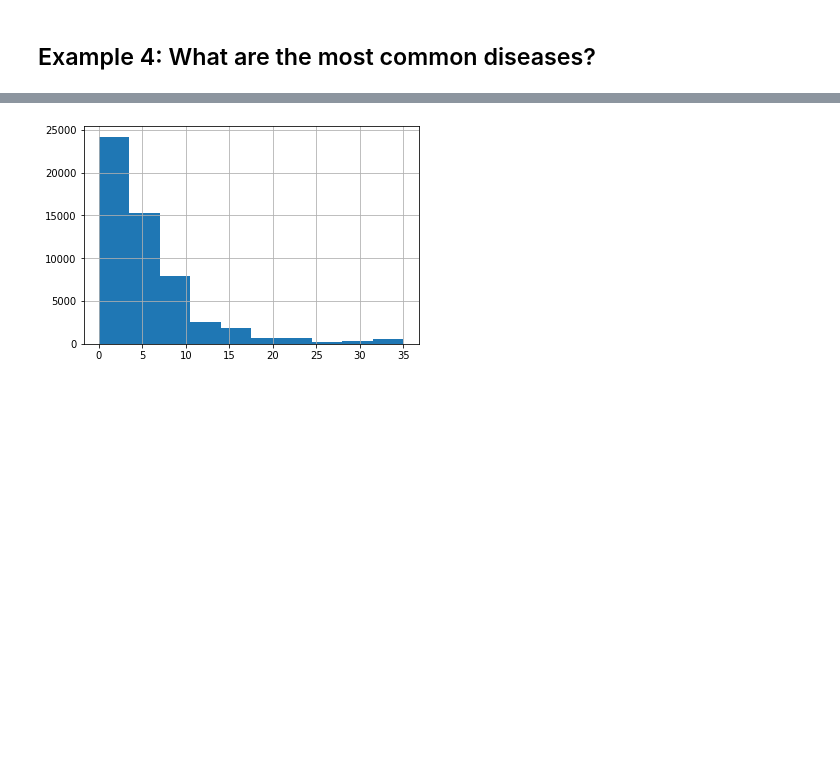
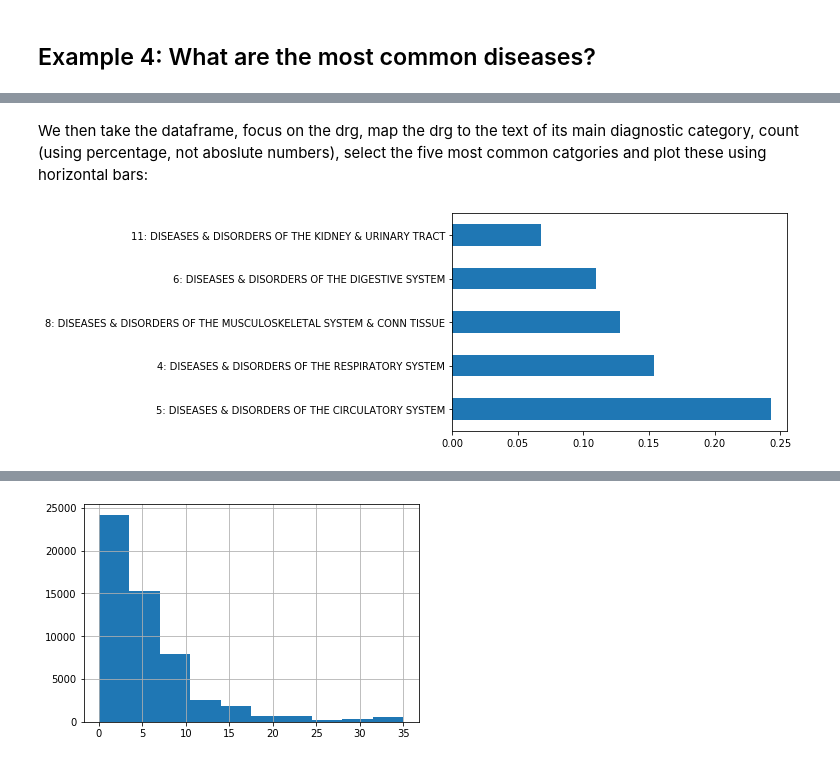
Before and after one commit to hmelberg/health-analytics-using-python, a Jupyter notebook: 1_Appetizers_Some_examples.ipynb, the cells around one changed output, grey strips where cells are left out. Cells and saved outputs as stored; diff of their text form; code cells hidden in the pictures; blank space fills up the shorter version.

```diff
--- a/1_Appetizers_Some_examples.ipynb
+++ b/1_Appetizers_Some_examples.ipynb
@@ -250,0 +316,6 @@ df.clm_drg_cd.value_counts(normalize=True).rename(index=drg2text)
+# %%
+
+drg2mdg_codebook = pd.read_csv('https://www.nber.org/drg/drg2mdcxw2010.csv')
+drg2mdg_codebook['drg'] = drg2mdg_codebook['drg'].astype(str)
+drg2mdg = drg2mdg_codebook.set_index('drg').mdcdesc.to_dict()
+drg2mdg_codebook.head()
@@ -250,0 +329,6 @@ df.clm_drg_cd.value_counts(normalize=True).rename(index=drg2text)
+# %% [markdown]
+We then take the dataframe, focus on the drg, map the drg to the text of its main diagnostic category, count (using percentage, not aboslute numbers), select the five most common catgories and plot these using horizontal bars:
+# %%
+df.clm_drg_cd.map(drg2mdg).value_counts(normalize=True).head(5).plot.barh();
+# %% [output]
+[figure, added]
```
Also changed, not shown: parts of 38 cells of this notebook.
